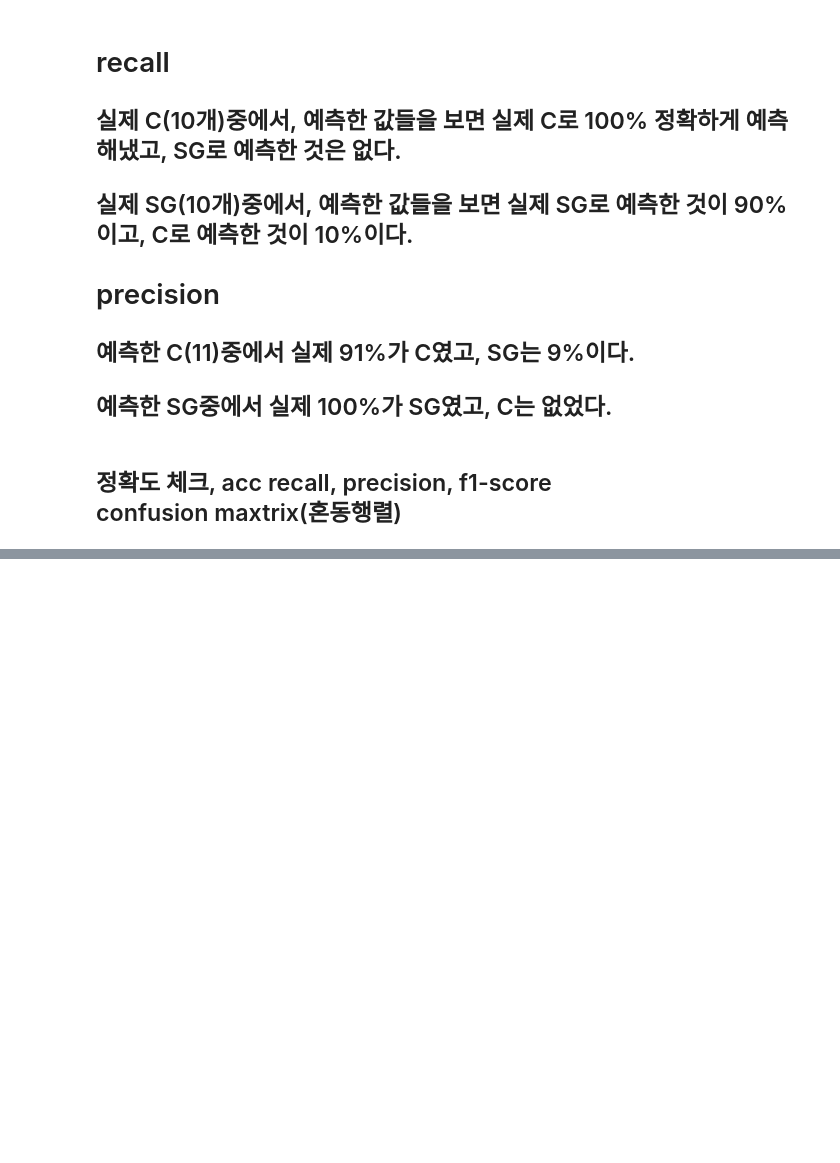
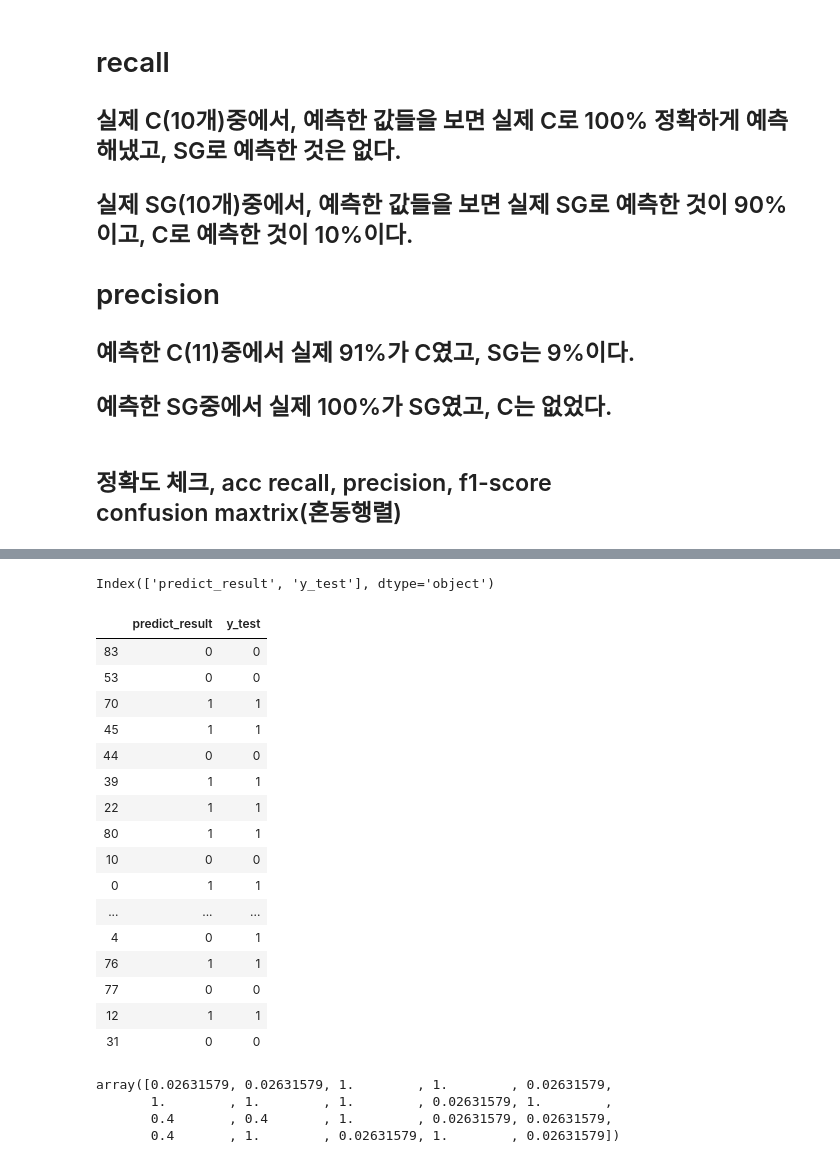
Before and after one commit to songhyeonjun/python-data, a Jupyter notebook: data14/농구선수_포지션_분류.ipynb, the cells around one changed output, grey strips where cells are left out. Drawn from its saved outputs; the diff is of its cells as text; code cells hidden in the pictures; blank space fills up the shorter version.

```diff
--- a/data14/농구선수_포지션_분류.ipynb
+++ b/data14/농구선수_포지션_분류.ipynb
@@ -327,0 +360,27 @@ weighted avg       0.95      0.95      0.95        20
+# %%
+col
+# %% [output]
+Index(['predict_result', 'y_test'], dtype='object')
+# %%
+for c in col:
+    result_df[c] = encoder.fit_transform(result_df[c])
+# %%
+result_df
+# %% [output]
+|  | predict_result | y_test |
+| 83 | 0 | 0 |
+| 53 | 0 | 0 |
+| 70 | 1 | 1 |
+| 45 | 1 | 1 |
+| 44 | 0 | 0 |
+| 39 | 1 | 1 |
+| 22 | 1 | 1 |
+| 80 | 1 | 1 |
+| 10 | 0 | 0 |
+| 0 | 1 | 1 |
+| ... | ... | ... |
+| 4 | 0 | 1 |
+| 76 | 1 | 1 |
+| 77 | 0 | 0 |
+| 12 | 1 | 1 |
+| 31 | 0 | 0 |
@@ -327,0 +389,7 @@ weighted avg       0.95      0.95      0.95        20
+# %%
+y_pred_proba
+# %% [output]
+array([0.02631579, 0.02631579, 1.        , 1.        , 0.02631579,
+       1.        , 1.        , 1.        , 0.02631579, 1.        ,
+       0.4       , 0.4       , 1.        , 0.02631579, 0.02631579,
+       0.4       , 1.        , 0.02631579, 1.        , 0.02631579])
```
Also changed, not shown: parts of 13 cells of this notebook, 1 other file.
